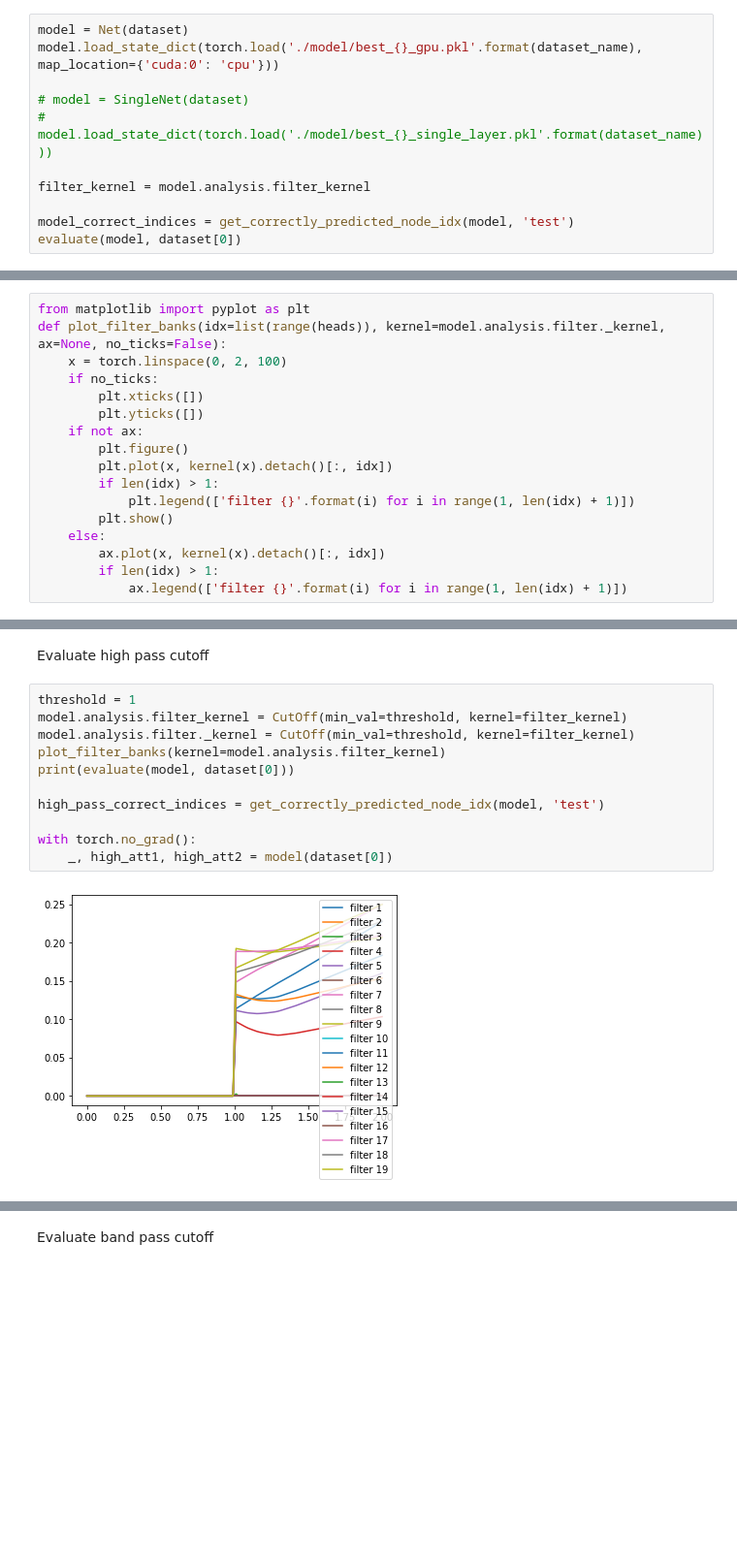
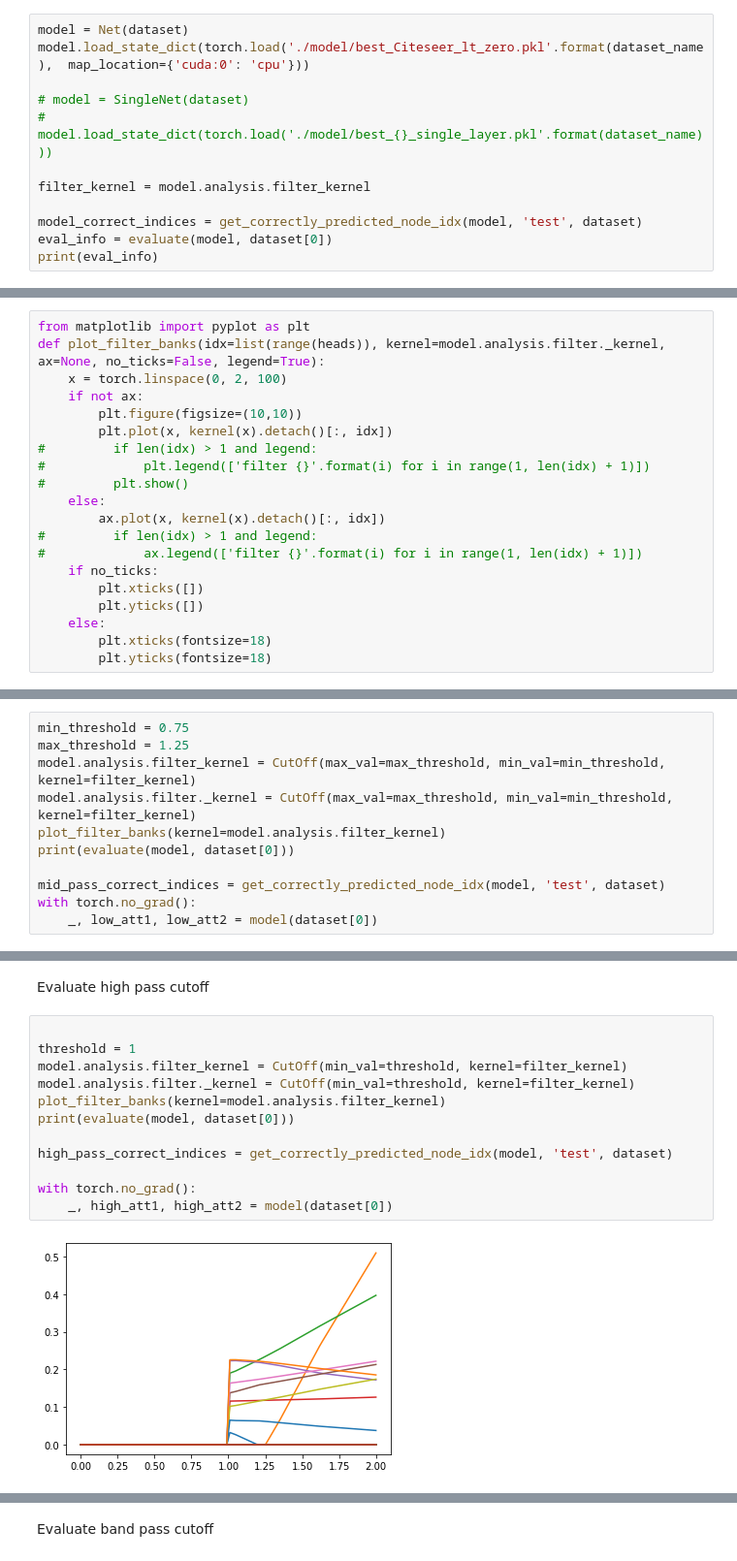
Before and after one commit to seanli3/asgat, a Jupyter notebook: citation/citeseer_frequency_analysis.ipynb, the cells around one changed output, grey strips where cells are left out. Shown at 97% size. Drawn from its saved outputs; the diff is of its cells as text; blank space fills up the shorter version.

```diff
--- a/citation/citeseer_frequency_analysis.ipynb
+++ b/citation/citeseer_frequency_analysis.ipynb
@@ -173,13 +175,14 @@ class SingleNet(torch.nn.Module):
 Load trained model and evaluate
 # %%
 model = Net(dataset)
-model.load_state_dict(torch.load('./model/best_{}_gpu.pkl'.format(dataset_name),  map_location={'cuda:0': 'cpu'}))
+model.load_state_dict(torch.load('./model/best_Citeseer_lt_zero.pkl'.format(dataset_name),  map_location={'cuda:0': 'cpu'}))
 
 # model = SingleNet(dataset)
 # model.load_state_dict(torch.load('./model/best_{}_single_layer.pkl'.format(dataset_name)))
 
 filter_kernel = model.analysis.filter_kernel
 
-model_correct_indices = get_correctly_predicted_node_idx(model, 'test')
-evaluate(model, dataset[0])
+model_correct_indices = get_correctly_predicted_node_idx(model, 'test', dataset)
+eval_info = evaluate(model, dataset[0])
+print(eval_info)
 # %% [output]
@@ -211,21 +226,24 @@ adj = coo_matrix(
 G = nx.Graph(adj)
 # %%
 from matplotlib import pyplot as plt
-def plot_filter_banks(idx=list(range(heads)), kernel=model.analysis.filter._kernel, ax=None, no_ticks=False):
+def plot_filter_banks(idx=list(range(heads)), kernel=model.analysis.filter._kernel, ax=None, no_ticks=False, legend=True):
     x = torch.linspace(0, 2, 100)
+    if not ax:
+        plt.figure(figsize=(10,10))
+        plt.plot(x, kernel(x).detach()[:, idx])
+#         if len(idx) > 1 and legend:
+#             plt.legend(['filter {}'.format(i) for i in range(1, len(idx) + 1)])
+#         plt.show()
+    else:
+        ax.plot(x, kernel(x).detach()[:, idx])
+#         if len(idx) > 1 and legend:
+#             ax.legend(['filter {}'.format(i) for i in range(1, len(idx) + 1)])
     if no_ticks:
         plt.xticks([])
         plt.yticks([])
-    if not ax:
-        plt.figure()
-        plt.plot(x, kernel(x).detach()[:, idx])
-        if len(idx) > 1:
-            plt.legend(['filter {}'.format(i) for i in range(1, len(idx) + 1)])
-        plt.show()
     else:
-        ax.plot(x, kernel(x).detach()[:, idx])
-        if len(idx) > 1:
-            ax.legend(['filter {}'.format(i) for i in range(1, len(idx) + 1)])
+        plt.xticks(fontsize=18)
+        plt.yticks(fontsize=18)
 # %% [markdown]
 Plot filterbanks in layer 1 and 2
 # %%
@@ -416,0 +453,11 @@ with torch.no_grad():
+# %%
+min_threshold = 0.75
+max_threshold = 1.25
+model.analysis.filter_kernel = CutOff(max_val=max_threshold, min_val=min_threshold, kernel=filter_kernel)
+model.analysis.filter._kernel = CutOff(max_val=max_threshold, min_val=min_threshold, kernel=filter_kernel)
+plot_filter_banks(kernel=model.analysis.filter_kernel)
+print(evaluate(model, dataset[0]))
+
+mid_pass_correct_indices = get_correctly_predicted_node_idx(model, 'test', dataset)
+with torch.no_grad():
+    _, low_att1, low_att2 = model(dataset[0])
@@ -417,15 +467,16 @@ with torch.no_grad():
 # %% [markdown]
 Evaluate high pass cutoff
 # %%
+
 threshold = 1
 model.analysis.filter_kernel = CutOff(min_val=threshold, kernel=filter_kernel)
 model.analysis.filter._kernel = CutOff(min_val=threshold, kernel=filter_kernel)
 plot_filter_banks(kernel=model.analysis.filter_kernel)
 print(evaluate(model, dataset[0]))
 
-high_pass_correct_indices = get_correctly_predicted_node_idx(model, 'test')
+high_pass_correct_indices = get_correctly_predicted_node_idx(model, 'test', dataset)
 
 with torch.no_grad():
     _, high_att1, high_att2 = model(dataset[0])
 # %% [output]
-[figure, old version]
+[figure, new version]
```
Also changed, not shown: parts of 63 cells of this notebook, 2 other files.
